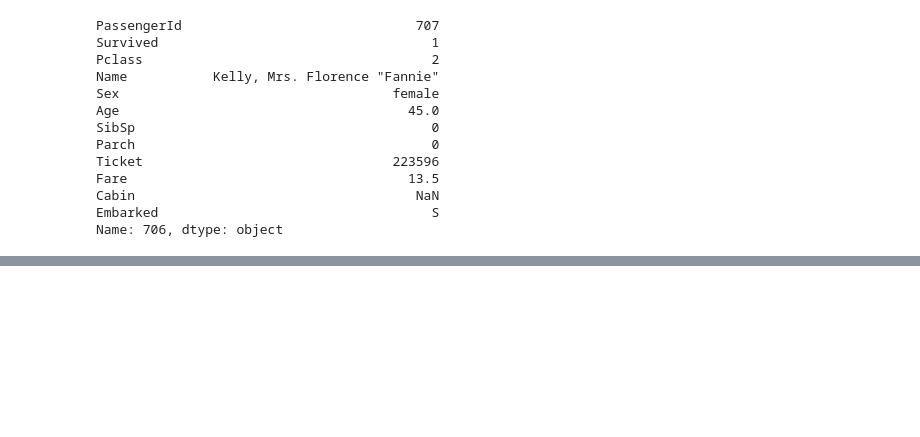
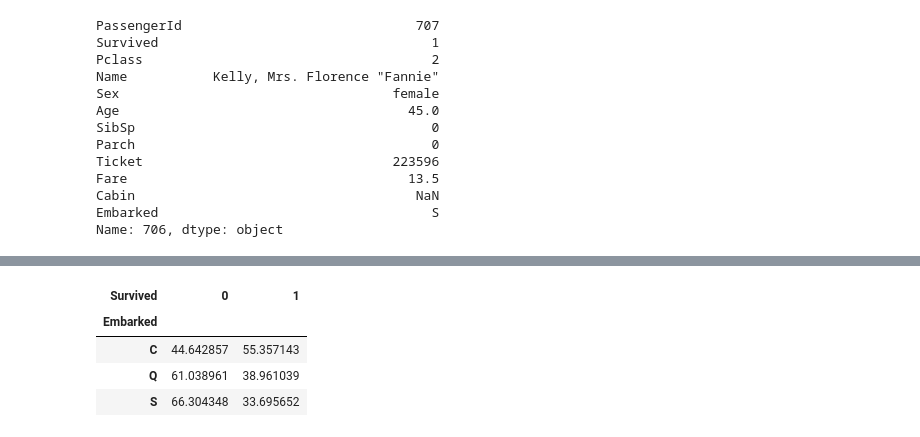
Before and after one commit to calebLSw/AI-1, a Jupyter notebook: Titanic/Titanic.ipynb, the cells around one changed output, grey strips where cells are left out. Saved outputs shown, nothing was run; the diff lists cells and outputs as text; code cells hidden in the pictures; blank space fills up the shorter version.

```diff
--- a/Titanic/Titanic.ipynb
+++ b/Titanic/Titanic.ipynb
@@ -40,0 +273,12 @@ Name: 706, dtype: object
+# %%
+contingency_table = pd.crosstab(df['Embarked'], df['Survived'], normalize='index') * 100
+# %%
+relative_contingency_table = contingency_table
+# %%
+relative_contingency_table.head()
+# %% [output]
+| Survived | 0 | 1 |
+| Embarked |  |  |
+| C | 44.642857 | 55.357143 |
+| Q | 61.038961 | 38.961039 |
+| S | 66.304348 | 33.695652 |
```
Also changed, not shown: parts of 24 cells of this notebook.
